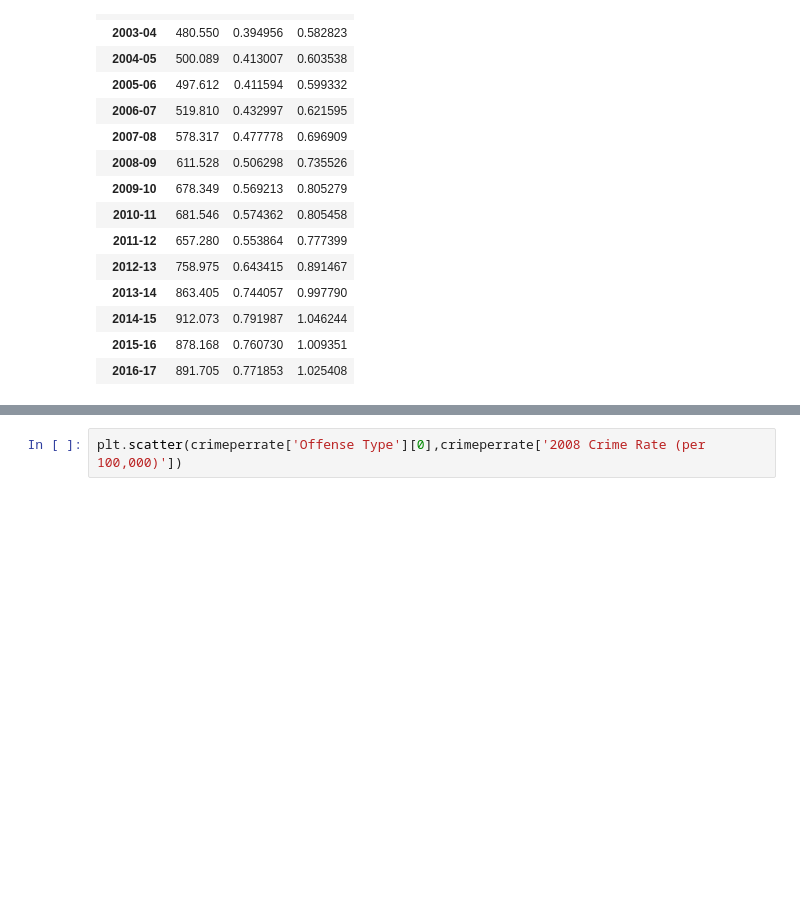
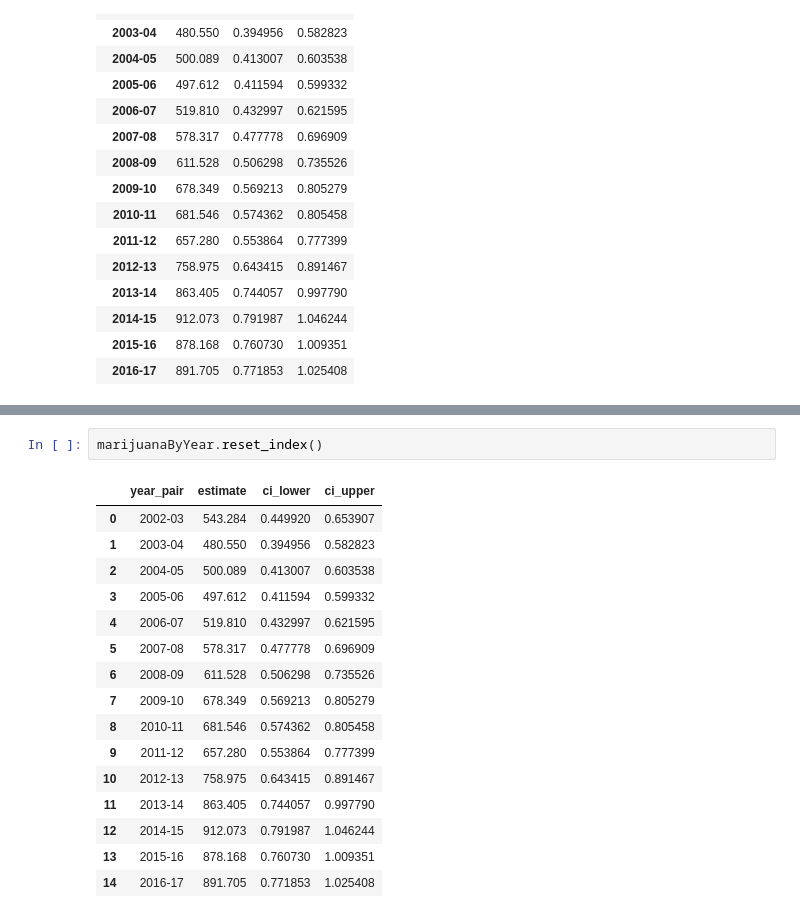
Before and after one commit to zdsteele/Project_1, a Jupyter notebook: Firestone/Violent Crimes.ipynb, the cells around one changed output, grey strips where cells are left out. Drawn from its saved outputs; the diff is of its cells as text; blank space fills up the shorter version.

```diff
--- a/Firestone/Violent Crimes.ipynb
+++ b/Firestone/Violent Crimes.ipynb
@@ -207,2 +183,19 @@ crimeperrate
-# %%
-plt.scatter(crimeperrate['Offense Type'][0],crimeperrate['2008 Crime Rate (per 100,000)'])
+# %%
+marijuanaByYear.reset_index()
+# %% [output]
+|  | year_pair | estimate | ci_lower | ci_upper |
+| 0 | 2002-03 | 543.284 | 0.449920 | 0.653907 |
+| 1 | 2003-04 | 480.550 | 0.394956 | 0.582823 |
+| 2 | 2004-05 | 500.089 | 0.413007 | 0.603538 |
+| 3 | 2005-06 | 497.612 | 0.411594 | 0.599332 |
+| 4 | 2006-07 | 519.810 | 0.432997 | 0.621595 |
+| 5 | 2007-08 | 578.317 | 0.477778 | 0.696909 |
+| 6 | 2008-09 | 611.528 | 0.506298 | 0.735526 |
+| 7 | 2009-10 | 678.349 | 0.569213 | 0.805279 |
+| 8 | 2010-11 | 681.546 | 0.574362 | 0.805458 |
+| 9 | 2011-12 | 657.280 | 0.553864 | 0.777399 |
+| 10 | 2012-13 | 758.975 | 0.643415 | 0.891467 |
+| 11 | 2013-14 | 863.405 | 0.744057 | 0.997790 |
+| 12 | 2014-15 | 912.073 | 0.791987 | 1.046244 |
+| 13 | 2015-16 | 878.168 | 0.760730 | 1.009351 |
+| 14 | 2016-17 | 891.705 | 0.771853 | 1.025408 |
```
Also changed, not shown: parts of 18 cells of this notebook.
